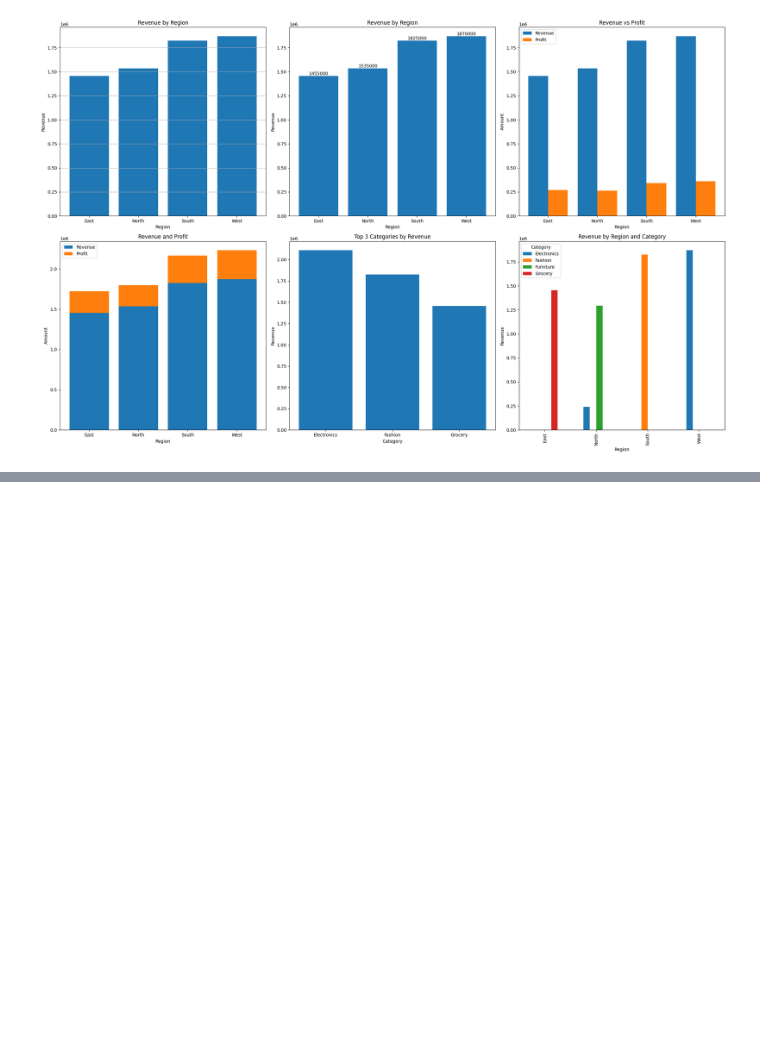
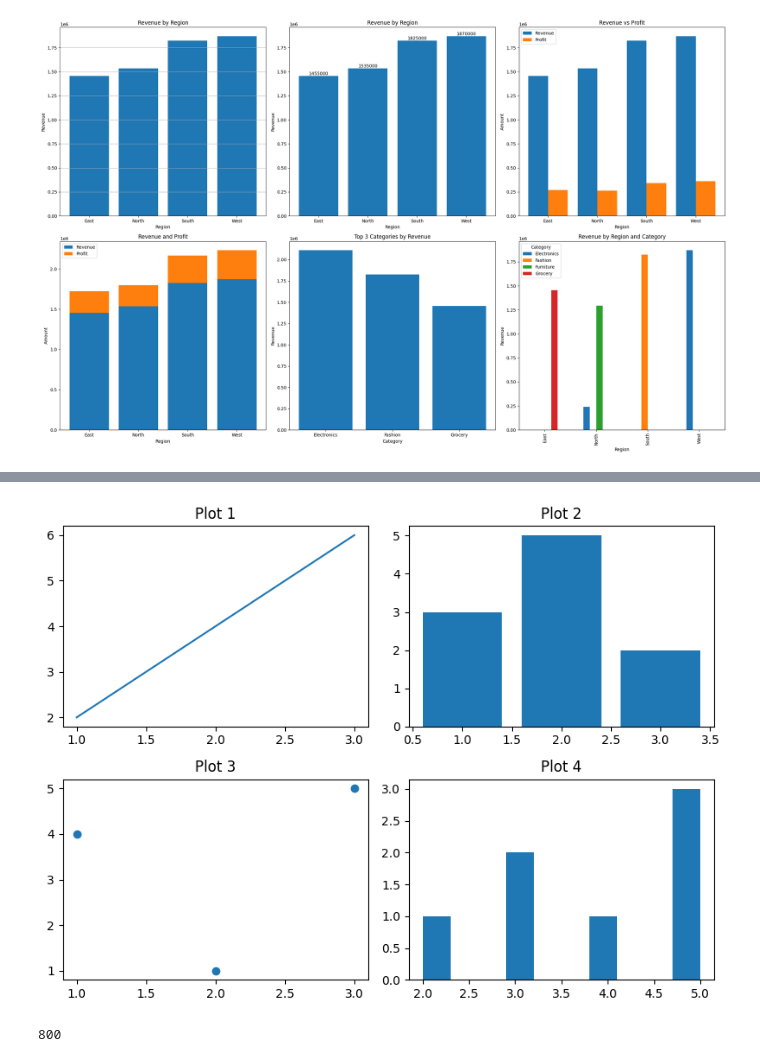
Before and after one commit to theaditya24/COMPLETE-PYTHON-FOR-DATA-ANALYTICS, a Jupyter notebook: Data Visualization Practice.ipynb, the cells around one changed output, grey strips where cells are left out. Saved outputs shown, nothing was run; the diff lists cells and outputs as text; code cells hidden in the pictures; blank space fills up the shorter version.

```diff
--- a/Data Visualization Practice.ipynb
+++ b/Data Visualization Practice.ipynb
@@ -537,0 +763,26 @@ plt.show()
+# %%
+import matplotlib.pyplot as plt
+
+fig, ax = plt.subplots(2,2, figsize=(8,6))
+
+ax[0,0].plot([1,2,3],[2,4,6])
+ax[0,0].set_title("Plot 1")
+
+ax[0,1].bar([1,2,3],[3,5,2])
+ax[0,1].set_title("Plot 2")
+
+ax[1,0].scatter([1,2,3],[4,1,5])
+ax[1,0].set_title("Plot 3")
+
+ax[1,1].hist([2,3,3,4,5,5,5])
+ax[1,1].set_title("Plot 4")
+
+plt.tight_layout()
+plt.show()
+# %% [output]
+[figure, added]
+# %%
+phone = "+1-800-936"
+print(phone[3:6])
+# %% [output]
+800
```
Also changed, not shown: parts of 5 cells of this notebook, 3 other files.
